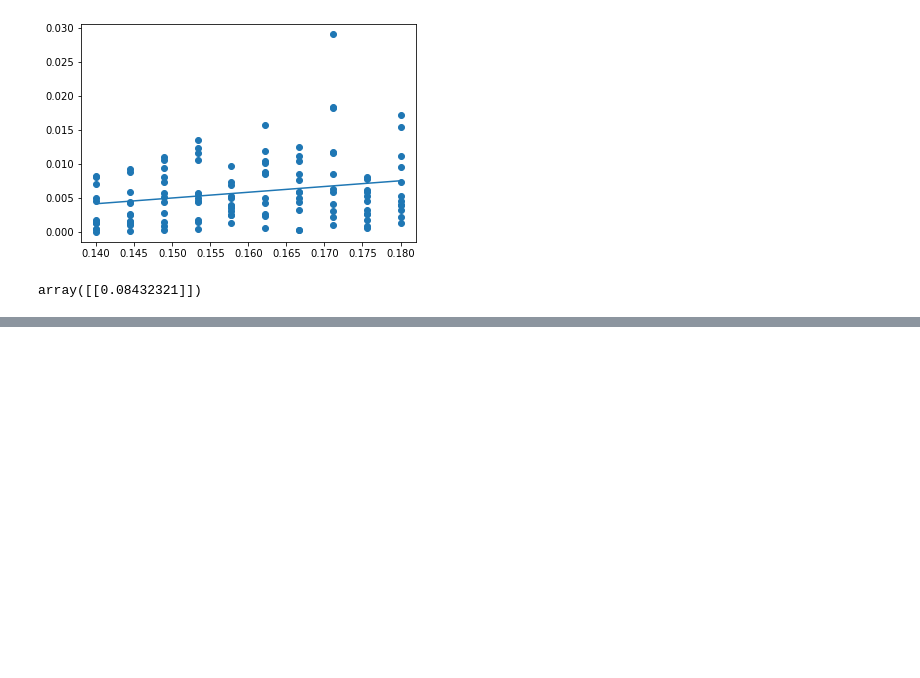
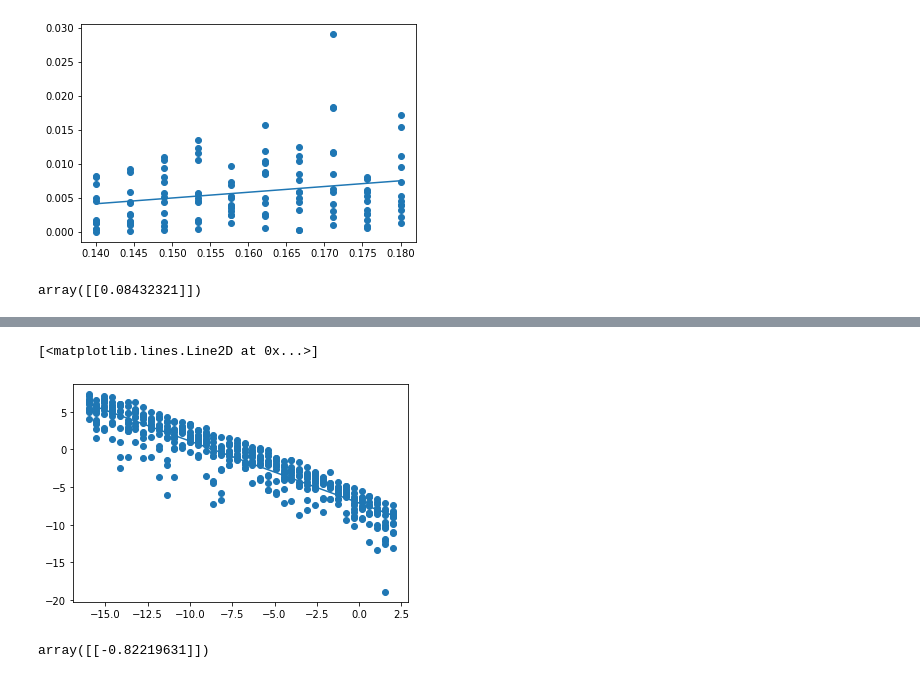
Before and after one commit to ShashankSule/TMDmaps, a Jupyter notebook: run/1D_potential.ipynb, the cells around one changed output, grey strips where cells are left out. Drawn from its saved outputs; the diff is of its cells as text; code cells hidden in the pictures; blank space fills up the shorter version.

```diff
--- a/run/1D_potential.ipynb
+++ b/run/1D_potential.ipynb
@@ -453,0 +477,29 @@ array([[0.08432321]])
+# %%
+# fit linear model
+noisy = True
+
+if noisy:
+    # noisy data
+    x = epsilons.reshape((epsilons_range,1))@np.ones((1,ntrials))
+    y_noisy = np.abs(bias)
+else:
+    # averaged data
+    x = epsilons
+    y_noisy = np.mean(np.abs(bias), axis=1)
+
+linear_fit = sklearn.linear_model.LinearRegression()
+linear_fit.fit(np.log2(x).reshape(-1,1), \
+               np.log2(y_noisy).reshape(-1,1))
+y = linear_fit.predict(np.log2(epsilons).reshape(-1,1))
+# %%
+# visualize linear model
+fig, ax = plt.subplots()
+ax.scatter(np.log2(x), np.log2(y_noisy))
+ax.plot(np.log2(epsilons),y)
+# %% [output]
+[<matplotlib.lines.Line2D at 0x...>]
+[figure, added]
+# %%
+linear_fit.coef_
+# %% [output]
+array([[-0.82219631]])
```
Also changed, not shown: parts of 6 cells of this notebook, 1 other file.
